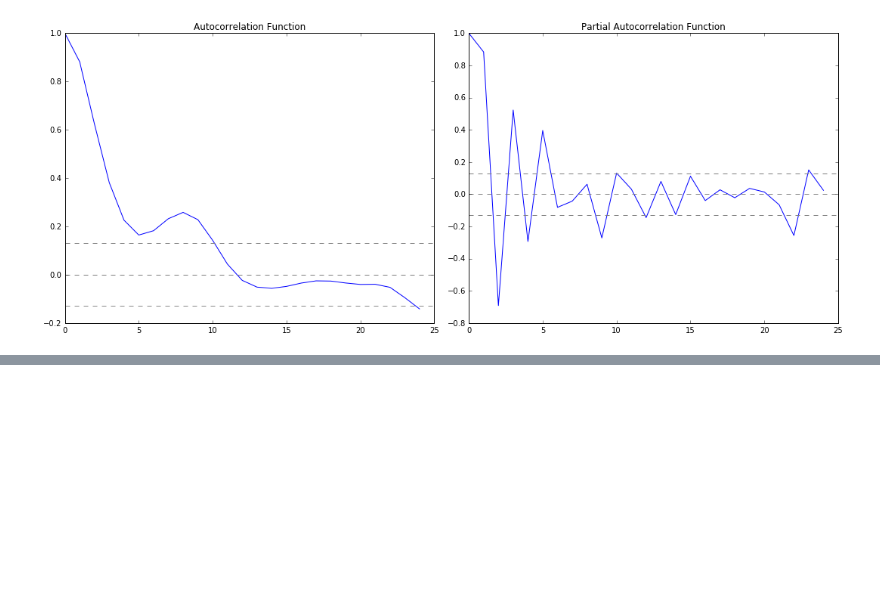
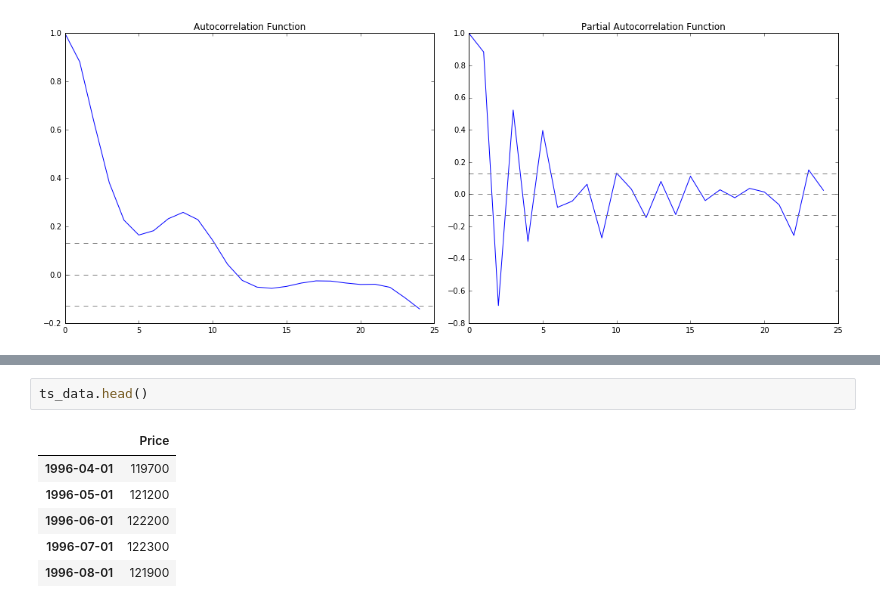
Before and after one commit to gnitnuj/RandomRealEstateExplorations, a Jupyter notebook: The Notebook.ipynb, the cells around one changed output, grey strips where cells are left out. Drawn from its saved outputs; the diff is of its cells as text; blank space fills up the shorter version.

```diff
--- a/The Notebook.ipynb
+++ b/The Notebook.ipynb
@@ -642,0 +656,9 @@ plt.tight_layout()
+# %%
+ts_data.head()
+# %% [output]
+|  | Price |
+| 1996-04-01 | 119700 |
+| 1996-05-01 | 121200 |
+| 1996-06-01 | 122200 |
+| 1996-07-01 | 122300 |
+| 1996-08-01 | 121900 |
```
Also changed, not shown: parts of 9 cells of this notebook.
